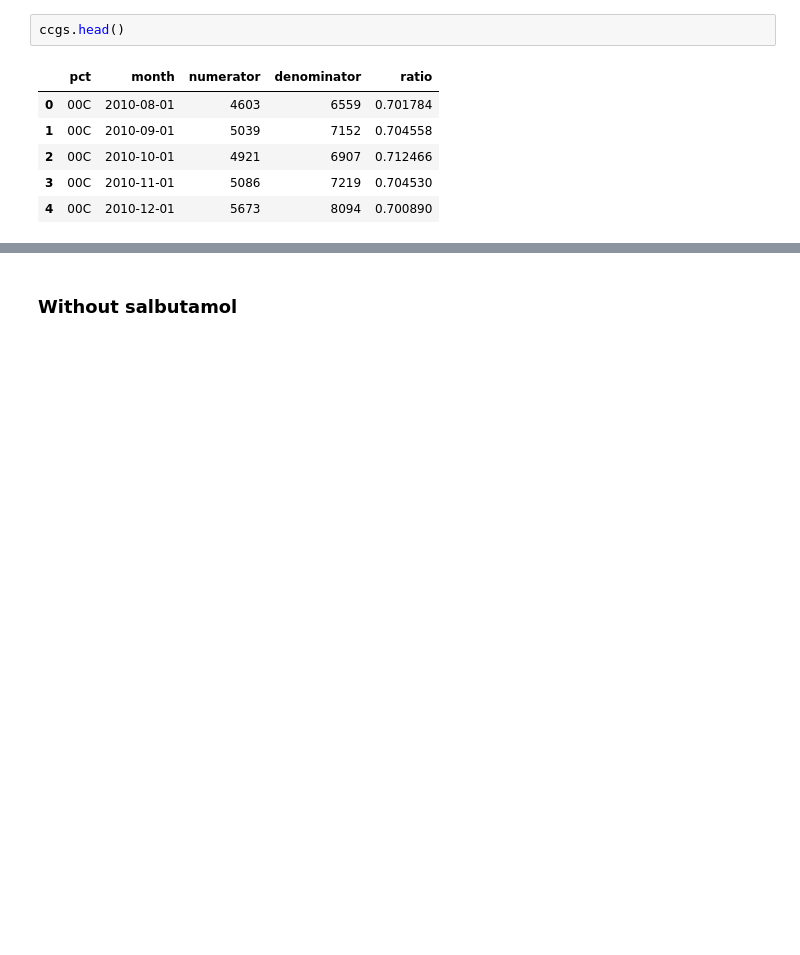
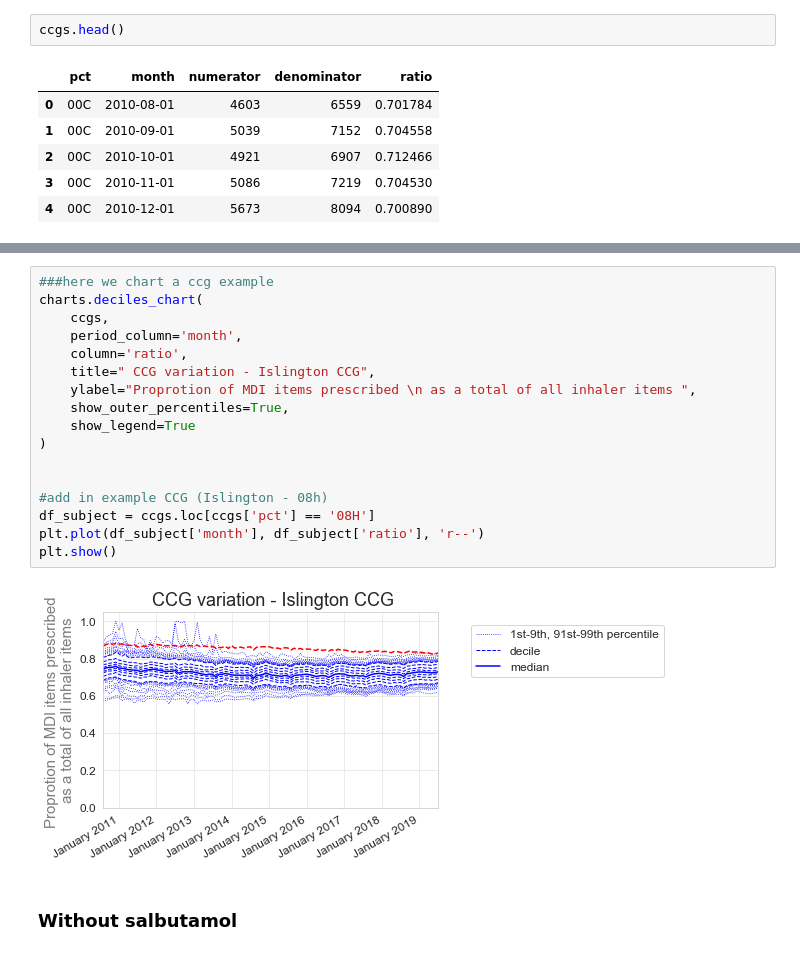
Before and after one commit to ebmdatalab/jupyter-notebooks, a Jupyter notebook: new_measures/Drafts/Enviromental Inhalers/Environmental Inhalers.ipynb, the cells around one changed output, grey strips where cells are left out. Cells and saved outputs as stored; diff of their text form; blank space fills up the shorter version.

```diff
--- a/new_measures/Drafts/Enviromental Inhalers/Environmental Inhalers.ipynb
+++ b/new_measures/Drafts/Enviromental Inhalers/Environmental Inhalers.ipynb
@@ -394,6 +397,25 @@ plt.ylim(0, 1)
 plt.show()
 # %% [output]
 [figure]
+# %%
+###here we chart a ccg example
+charts.deciles_chart(
+    ccgs,
+    period_column='month',
+    column='ratio',
+    title=" CCG variation - Islington CCG",
+    ylabel="Proprotion of MDI items prescribed \n as a total of all inhaler items ",
+    show_outer_percentiles=True,
+    show_legend=True
+)
+
+
+#add in example CCG (Islington - 08h)
+df_subject = ccgs.loc[ccgs['pct'] == '08H']
+plt.plot(df_subject['month'], df_subject['ratio'], 'r--')
+plt.show()
+# %% [output]
+[figure, added]
 # %% [markdown]
 ### Without salbutamol
 # %% [markdown]
```
Also changed, not shown: parts of 13 cells of this notebook, 2 other files.
